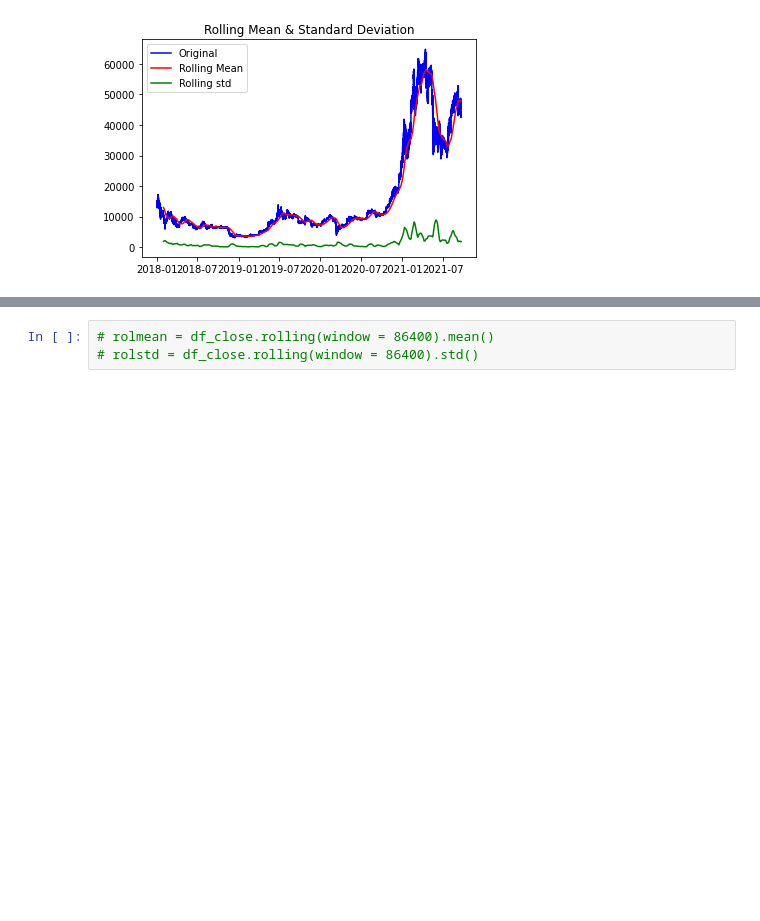
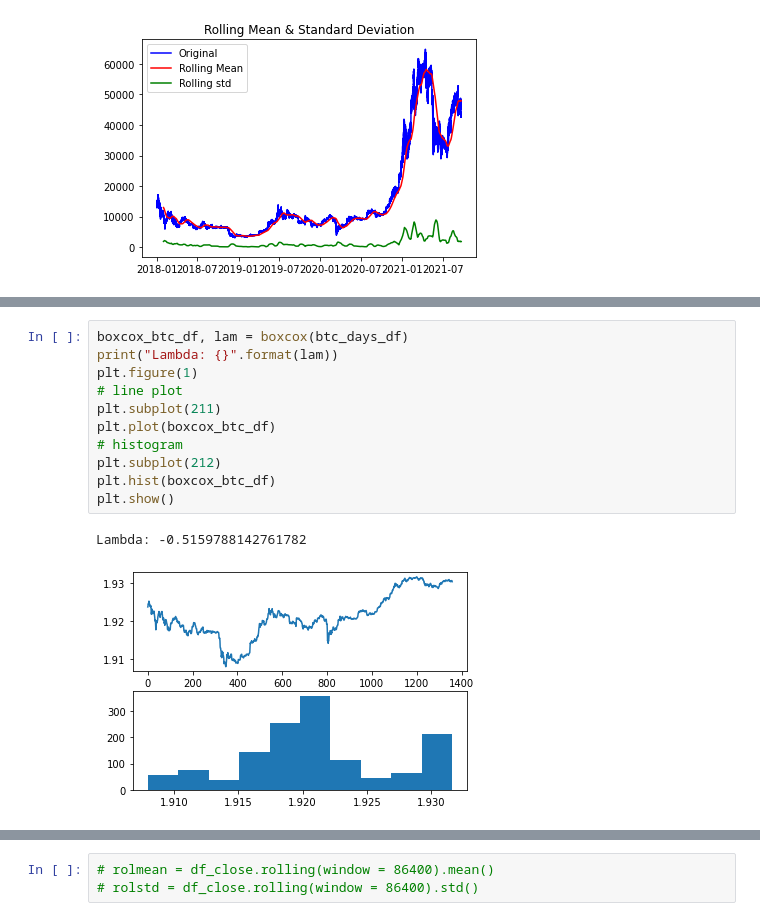
Before and after one commit to julienbaron/g-research-crypto-forecasting, a Jupyter notebook: g-research-crypto-forecasting.ipynb, the cells around one changed output, grey strips where cells are left out. Drawn from its saved outputs; the diff is of its cells as text; blank space fills up the shorter version.

```diff
--- a/g-research-crypto-forecasting.ipynb
+++ b/g-research-crypto-forecasting.ipynb
@@ -265,0 +339,14 @@ This graph validates the hypothesis made earlier that our series is not stationa
+# %%
+boxcox_btc_df, lam = boxcox(btc_days_df)
+print("Lambda: {}".format(lam))
+plt.figure(1)
+# line plot
+plt.subplot(211)
+plt.plot(boxcox_btc_df)
+# histogram
+plt.subplot(212)
+plt.hist(boxcox_btc_df)
+plt.show()
+# %% [output]
+Lambda: -0.5159788142761782
+[figure, added]
```
Also changed, not shown: parts of 33 cells of this notebook.
